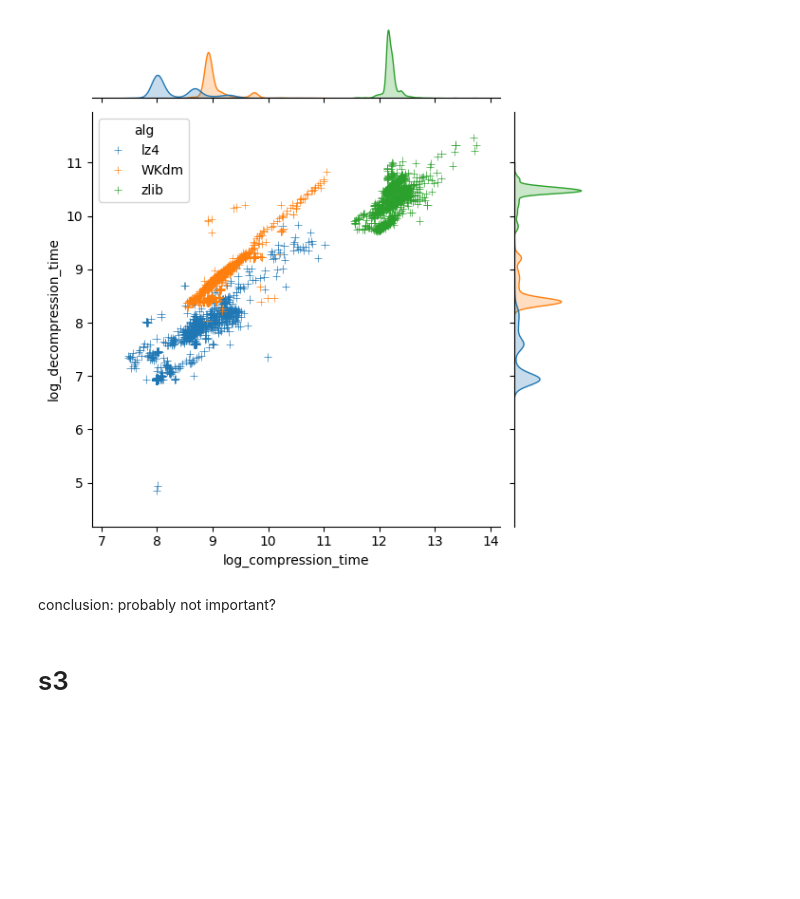
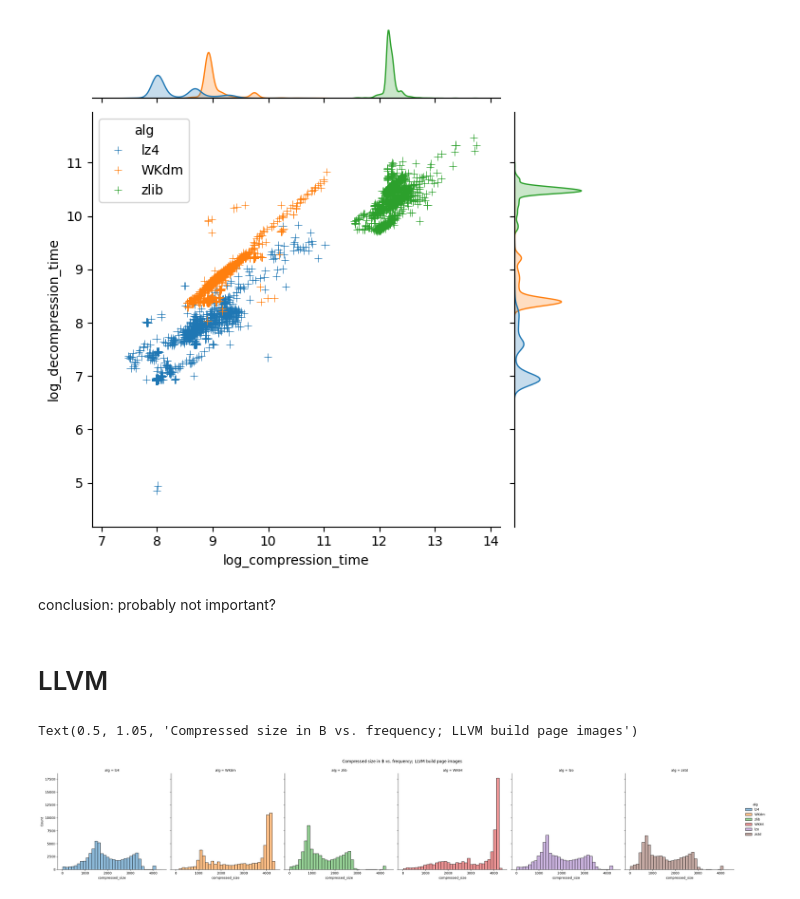
Before and after one commit to frisbii/compression-compare, a Jupyter notebook: vis/vis.ipynb, the cells around one changed output. Drawn from its saved outputs; the diff is of its cells as text; code cells hidden in the pictures; blank space fills up the shorter version.

```diff
--- a/vis/vis.ipynb
+++ b/vis/vis.ipynb
@@ -178,5 +179,5 @@ g = sns.jointplot(
 # %% [markdown]
 conclusion: probably not important?
 # %% [markdown]
-# s3
+# LLVM
 # %%
@@ -188 +190,12 @@ df3 = pl.concat([llvm_lz4, llvm_WKdm, llvm_zlib])
 curr_df = df3
+# %%
+g = sns.displot(
+    data=curr_df,
+    x="compressed_size",
+    binwidth=128,
+    hue="alg",
+    col="alg")
+g.fig.suptitle("Compressed size in B vs. frequency; LLVM build page images", y=1.05)
+# %% [output]
+Text(0.5, 1.05, 'Compressed size in B vs. frequency; LLVM build page images')
+[figure, added]
```
Also changed, not shown: parts of 10 cells of this notebook, 22 other files.
